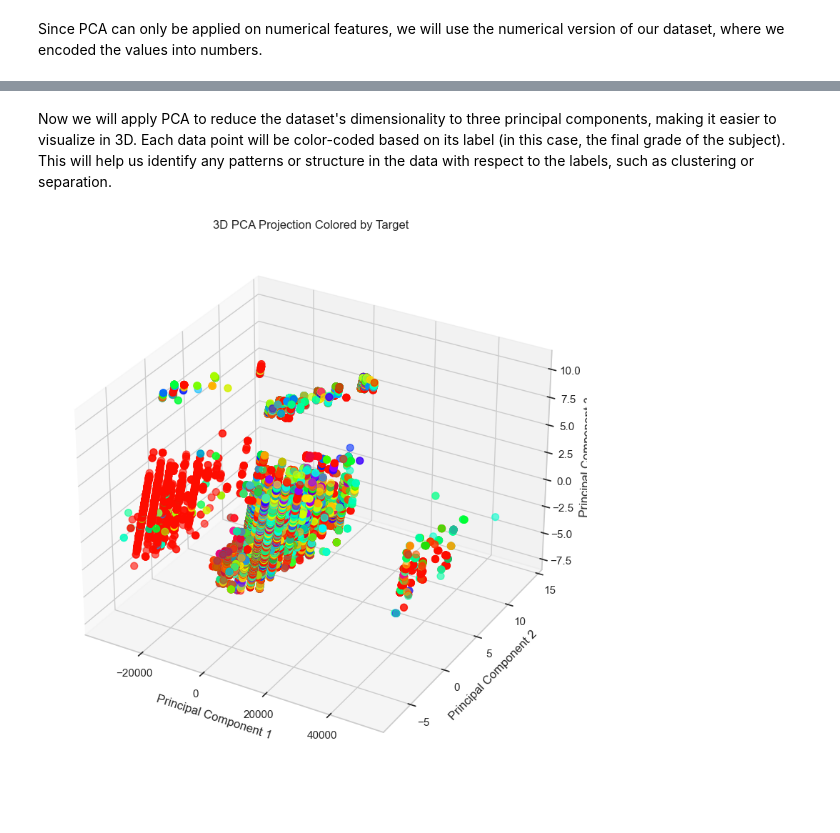
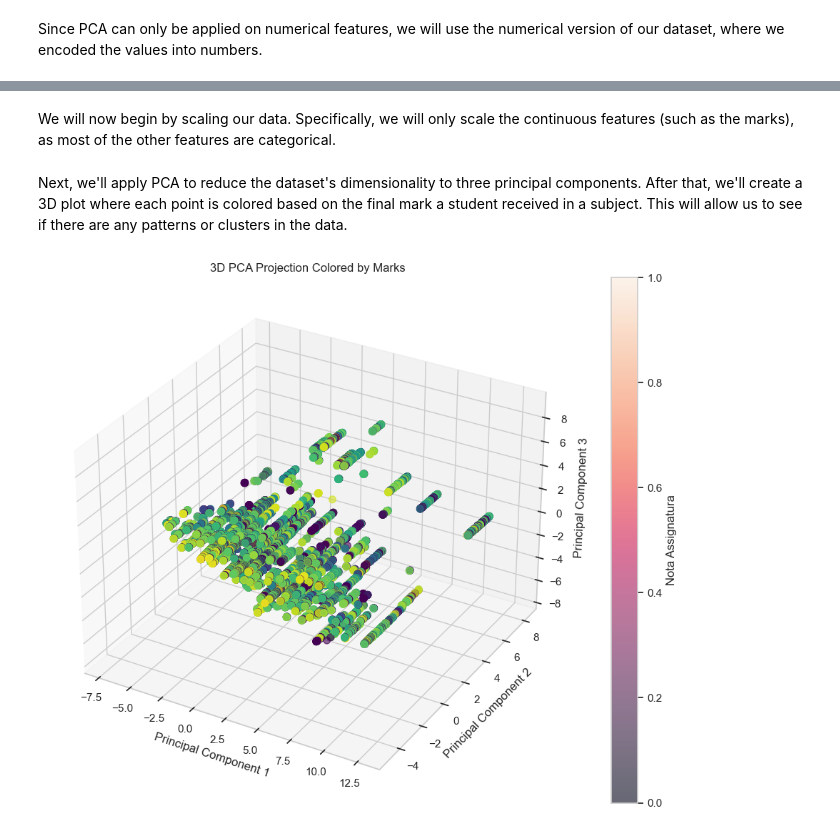
Before and after one commit to laurabolta/Synthesis-Project-I, a Jupyter notebook: Student_plots.ipynb, the cells around one changed output, grey strips where cells are left out. Drawn from its saved outputs; the diff is of its cells as text; code cells hidden in the pictures; blank space fills up the shorter version.

```diff
--- a/Student_plots.ipynb
+++ b/Student_plots.ipynb
@@ -420,39 +403,52 @@ abandonament                  int64
 dtype: object
+# %% [markdown]
+We will now begin by scaling our data. Specifically, we will only scale the continuous features (such as the marks), as most of the other features are categorical.
+# %%
+# Select continuous features to scale
+continuous_features = ['nota_assignatura', 'nota_d_acces', 'taxa_exit', 'dificultat_assignatura']
+
+# Instantiate the scaler
+scaler = StandardScaler()
+
+# Fit and transform the continuous features
+df[continuous_features] = scaler.fit_transform(df[continuous_features])
 # %% [markdown]
-Now we will apply PCA to reduce the dataset's dimensionality to three principal components, making it easier to visualize in 3D. Each data point will be color-coded based on its label (in this case, the final grade of the subject). This will help us identify any patterns or structure in the data with respect to the labels, such as clustering or separation.
+Next, we'll apply PCA to reduce the dataset's dimensionality to three principal components. After that, we'll create a 3D plot where each point is colored based on the final mark a student received in a subject. This will allow us to see if there are any patterns or clusters in the data.
 # %%
 from sklearn.decomposition import PCA
 
 # Apply PCA
 pca = PCA(n_components=3)
-pca_result = pca.fit_transform(df.drop(columns=['nota_assignatura']))  # Remove label column since it's part of the features
+pca_result = pca.fit_transform(df.drop(columns=['nota_assignatura']))  # Remove label column
 
 # Create a new DataFrame with the PCA results
 pca_df = pd.DataFrame(data=pca_result, columns=['PC1', 'PC2', 'PC3'])
 
-# label we want to visualize, the final mark of the subject
-labels = df['nota_assignatura']
+# Normalize 'nota_assignatura' to [0, 1] for coloring (for visualization only)
+norm = plt.Normalize(df['nota_assignatura'].min(), df['nota_assignatura'].max())
 
-# Create a color map for each class
-unique_labels = labels.unique()
-palette = sns.color_palette("hsv", len(unique_labels))
-label_color_dict = {label: palette[i] for i, label in enumerate(unique_labels)}
-colors = labels.map(label_color_dict)
+# Create a color map
+cmap = plt.cm.viridis
+colors = cmap(norm(df['nota_assignatura']))
 
 # Plotting in 3D
 fig = plt.figure(figsize=(12, 8))
 ax = fig.add_subplot(111, projection='3d')
 
-# Scatter plot with color for each class
-ax.scatter(pca_df['PC1'], pca_df['PC2'], pca_df['PC3'], c=colors, s=50, alpha=0.6)
+# Scatter plot with continuous color map
+sc = ax.scatter(pca_df['PC1'], pca_df['PC2'], pca_df['PC3'], c=colors, s=50, alpha=0.6)
 
 # Adding labels and title
-ax.set_title('3D PCA Projection Colored by Target')
+ax.set_title('3D PCA Projection Colored by Marks')
 ax.set_xlabel('Principal Component 1')
 ax.set_ylabel('Principal Component 2')
 ax.set_zlabel('Principal Component 3')
 
+# Add color bar to match the color scale of the points
+cbar = plt.colorbar(sc, ax=ax)
+cbar.set_label('Nota Assignatura')
+
 plt.tight_layout()
 plt.show()
 # %% [output]
-[figure, old version]
+[figure, new version]
```
Also changed, not shown: parts of 7 cells of this notebook, 3 other files.
